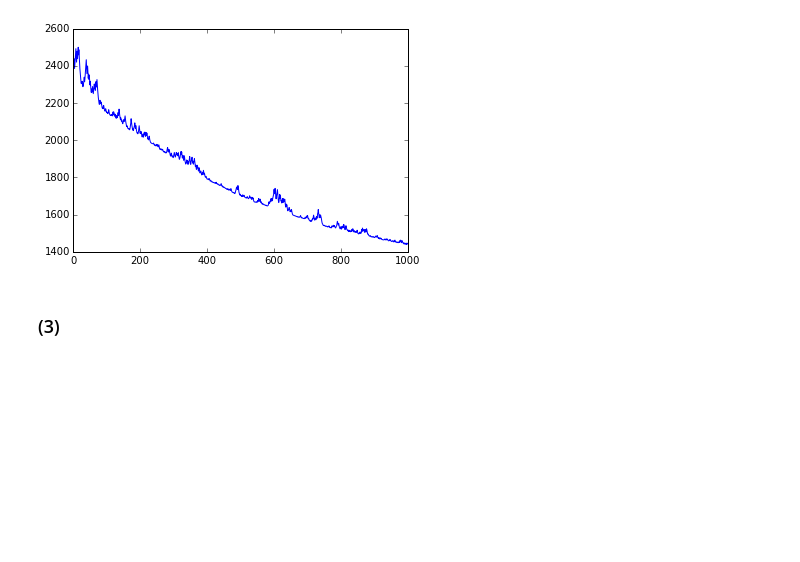
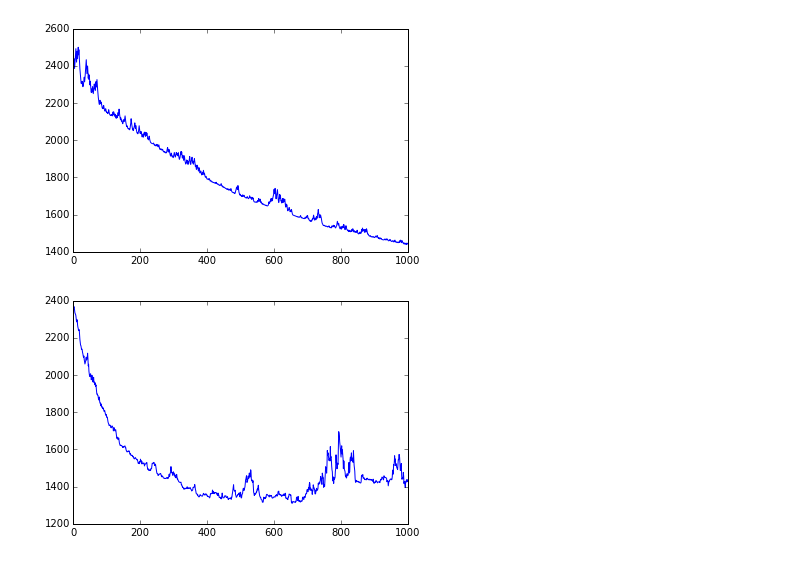
Before and after one commit to akrolsmir/cs189, a Jupyter notebook: hw4/hw4.ipynb, the cells around one changed output. Cells and saved outputs as stored; diff of their text form; code cells hidden in the pictures; blank space fills up the shorter version.

```diff
--- a/hw4/hw4.ipynb
+++ b/hw4/hw4.ipynb
@@ -237,6 +235,6 @@ iterated_stochastic(X2, ytrain, 1, 0.0005, 1000)
 # %% [output]
 [figure]
 # %%
-iterated_stochastic(X3, ytrain, 1, 0.05, 100)
+iterated_stochastic(X3, ytrain, 1, 0.02, 1000)
+# %% [output]
+[figure, added]
-# %% [markdown]
-### (3)
```
Also changed, not shown: parts of 11 cells of this notebook.
